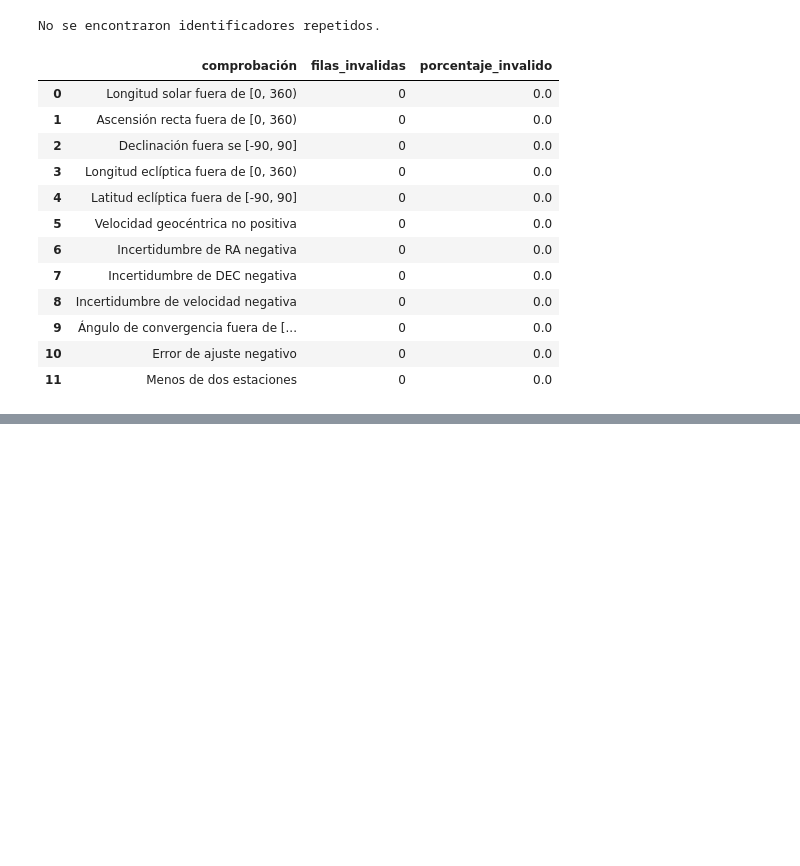
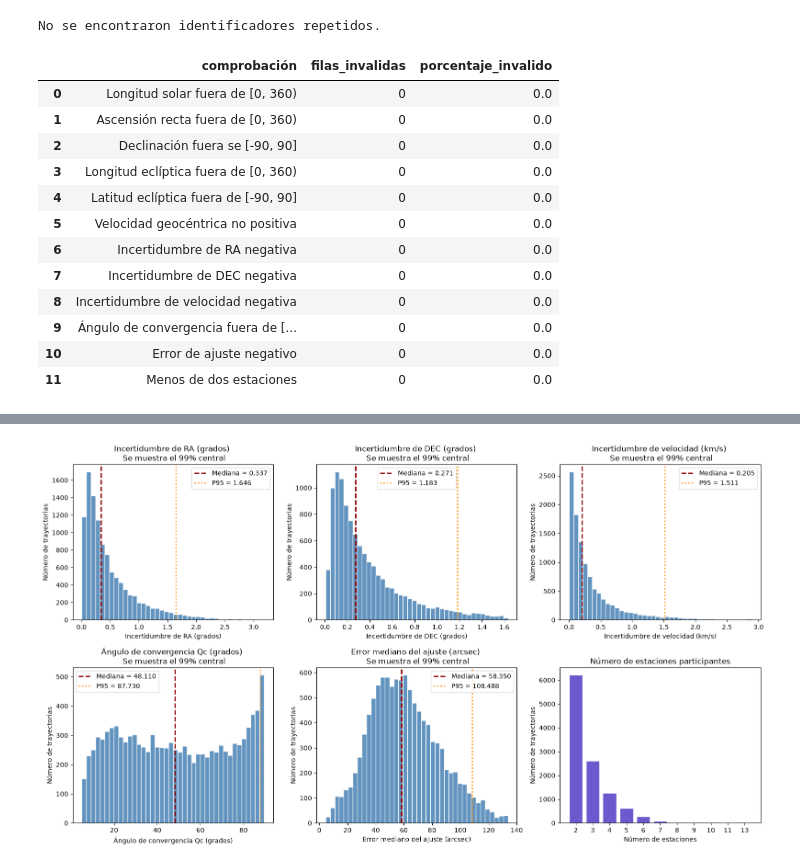
Before and after one commit to AlexBytes-23/Investigacion_geminidas, a Jupyter notebook: notebooks/01_auditoria_y_limpieza.ipynb, the cells around one changed output, grey strips where cells are left out. Drawn from its saved outputs; the diff is of its cells as text; code cells hidden in the pictures; blank space fills up the shorter version.

Commit message:
feat: define y valida muestras de calidad de trayectoria

```diff
--- a/notebooks/01_auditoria_y_limpieza.ipynb
+++ b/notebooks/01_auditoria_y_limpieza.ipynb
@@ -607,0 +768,71 @@ display(auditoria_rangos)
+# %%
+# Visualizar las distribuciones centrales de los indicadores de calidad de las trayectorias
+
+variables_continuas_calidad = {
+    "RAgeo_sigma": "Incertidumbre de RA (grados)",
+    "DECgeo_sigma": "Incertidumbre de DEC (grados)",
+    "Vgeo_sigma": "Incertidumbre de velocidad (km/s)",
+    "Qc (deg)": "Ángulo de convergencia Qc (grados)",
+    "MedianFitErr (arcsec)": "Error mediano del ajuste (arcsec)",
+}
+
+figura, ejes = plt.subplots(
+    nrows = 2,
+    ncols = 3,
+    figsize = (16, 9),
+)
+
+ejes = ejes.flatten()
+
+for eje, (columna, etiqueta) in zip(ejes, variables_continuas_calidad.items()):
+    percentil_99 = df[columna].quantile(0.99)
+    datos_centrales = df.loc[df[columna] <= percentil_99, columna]
+    mediana = df[columna].median()
+    percentil_95 = df[columna].quantile(0.95)
+
+    eje.hist(
+        datos_centrales,
+        bins = 40,
+        color = "steelblue",
+        edgecolor = "white",
+        alpha = 0.85,
+    )
+
+    eje.axvline(
+        mediana,
+        color = "darkred",
+        linestyle = "--",
+        linewidth = 2,
+        label = f"Mediana = {mediana:.3f}",
+    )
+
+    eje.axvline(
+        percentil_95,
+        color = "darkorange",
+        linestyle = ":",
+        linewidth = 2,
+        label = f"P95 = {percentil_95:.3f}",
+    )
+
+    eje.set_title(f"{etiqueta} \n Se muestra el 99% central")
+    eje.set_xlabel(etiqueta)
+    eje.set_ylabel("Número de trayectorias")
+    eje.legend()
+
+conteo_estaciones = (df["Num (stat)"].value_counts().sort_index())
+
+ejes[5].bar(
+    conteo_estaciones.index.astype(str),
+    conteo_estaciones.values,
+    color = "slateblue",
+    edgecolor = "white",
+)
+
+ejes[5].set_title("Número de estaciones participantes")
+ejes[5].set_xlabel("Número de estaciones")
+ejes[5].set_ylabel("Número de trayectorias")
+
+plt.tight_layout()
+plt.show()
+# %% [output]
+[figure, added]
```
Also changed, not shown: parts of 9 cells of this notebook.
